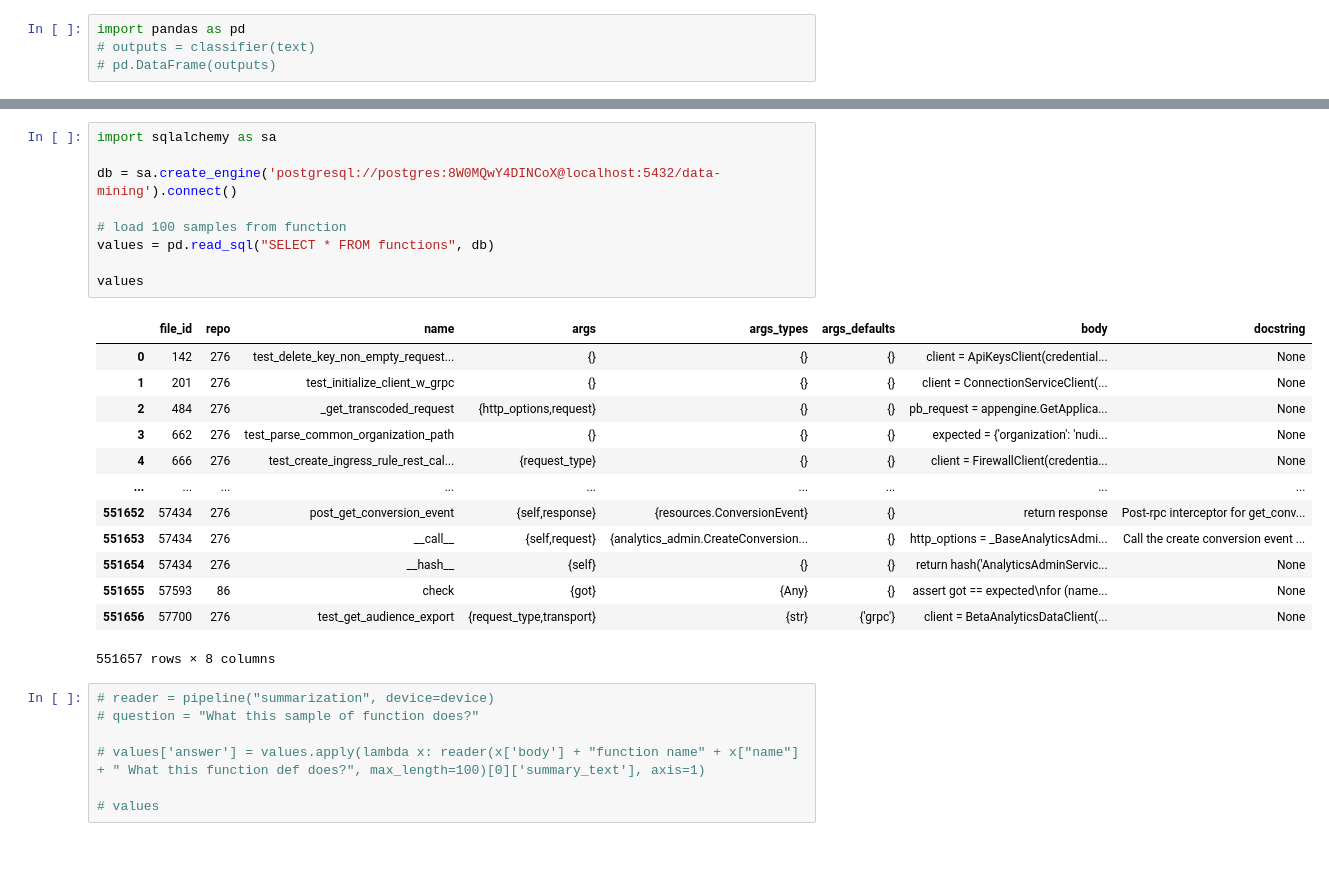
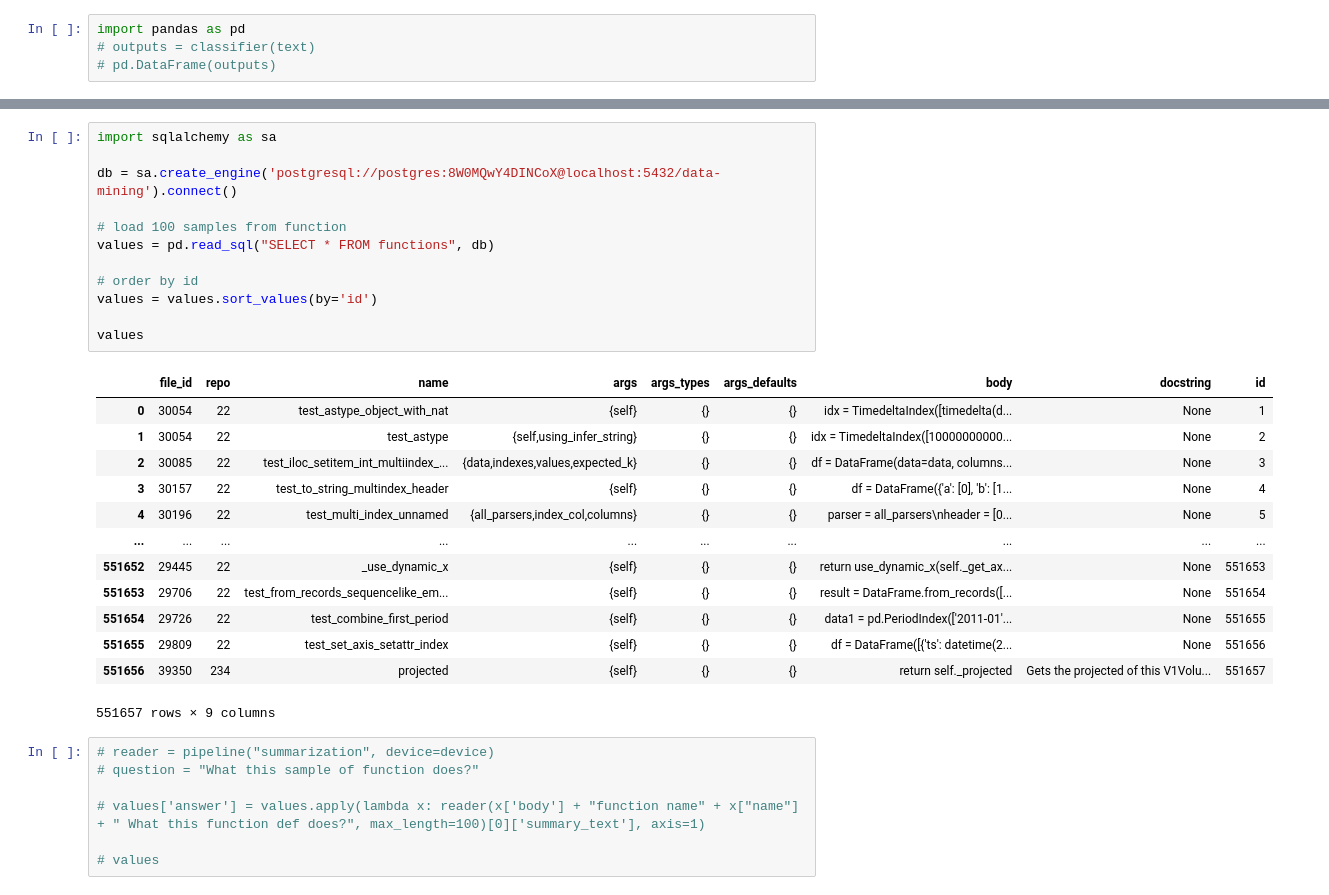
Before and after one commit to Lord225/datamining-on-pypl, a Jupyter notebook: transformers/test-transformers.ipynb, the cells around one changed output, grey strips where cells are left out. Cells and saved outputs as stored; diff of their text form; blank space fills up the shorter version.

```diff
--- a/transformers/test-transformers.ipynb
+++ b/transformers/test-transformers.ipynb
@@ -60,26 +35,29 @@ Using a pipeline without specifying a model name and revision in production is n
 # %%
 import sqlalchemy as sa
 
 db = sa.create_engine('postgresql://postgres:8W0MQwY4DINCoX@localhost:5432/data-mining').connect()
 
 # load 100 samples from function
 values = pd.read_sql("SELECT * FROM functions", db)
 
+# order by id
+values = values.sort_values(by='id')
+
 values
 # %% [output]
-|  | file_id | repo | name | args | args_types | args_defaults | body | docstring |
-| 0 | 142 | 276 | test_delete_key_non_empty_request... | {} | {} | {} | client = ApiKeysClient(credential... | None |
-| 1 | 201 | 276 | test_initialize_client_w_grpc | {} | {} | {} | client = ConnectionServiceClient(... | None |
-| 2 | 484 | 276 | _get_transcoded_request | {http_options,request} | {} | {} | pb_request = appengine.GetApplica... | None |
-| 3 | 662 | 276 | test_parse_common_organization_path | {} | {} | {} | expected = {'organization': 'nudi... | None |
-| 4 | 666 | 276 | test_create_ingress_rule_rest_cal... | {request_type} | {} | {} | client = FirewallClient(credentia... | None |
-| ... | ... | ... | ... | ... | ... | ... | ... | ... |
-| 551652 | 57434 | 276 | post_get_conversion_event | {self,response} | {resources.ConversionEvent} | {} | return response | Post-rpc interceptor for get_conv... |
-| 551653 | 57434 | 276 | __call__ | {self,request} | {analytics_admin.CreateConversion... | {} | http_options = _BaseAnalyticsAdmi... | Call the create conversion event ... |
-| 551654 | 57434 | 276 | __hash__ | {self} | {} | {} | return hash('AnalyticsAdminServic... | None |
-| 551655 | 57593 | 86 | check | {got} | {Any} | {} | assert got == expected\nfor (name... | None |
-| 551656 | 57700 | 276 | test_get_audience_export | {request_type,transport} | {str} | {'grpc'} | client = BetaAnalyticsDataClient(... | None |
+|  | file_id | repo | name | args | args_types | args_defaults | body | docstring | id |
+| 0 | 30054 | 22 | test_astype_object_with_nat | {self} | {} | {} | idx = TimedeltaIndex([timedelta(d... | None | 1 |
+| 1 | 30054 | 22 | test_astype | {self,using_infer_string} | {} | {} | idx = TimedeltaIndex([10000000000... | None | 2 |
+| 2 | 30085 | 22 | test_iloc_setitem_int_multiindex_... | {data,indexes,values,expected_k} | {} | {} | df = DataFrame(data=data, columns... | None | 3 |
+| 3 | 30157 | 22 | test_to_string_multindex_header | {self} | {} | {} | df = DataFrame({'a': [0], 'b': [1... | None | 4 |
+| 4 | 30196 | 22 | test_multi_index_unnamed | {all_parsers,index_col,columns} | {} | {} | parser = all_parsers\nheader = [0... | None | 5 |
+| ... | ... | ... | ... | ... | ... | ... | ... | ... | ... |
+| 551652 | 29445 | 22 | _use_dynamic_x | {self} | {} | {} | return use_dynamic_x(self._get_ax... | None | 551653 |
+| 551653 | 29706 | 22 | test_from_records_sequencelike_em... | {self} | {} | {} | result = DataFrame.from_records([... | None | 551654 |
+| 551654 | 29726 | 22 | test_combine_first_period | {self} | {} | {} | data1 = pd.PeriodIndex(['2011-01'... | None | 551655 |
+| 551655 | 29809 | 22 | test_set_axis_setattr_index | {self} | {} | {} | df = DataFrame([{'ts': datetime(2... | None | 551656 |
+| 551656 | 39350 | 234 | projected | {self} | {} | {} | return self._projected | Gets the projected of this V1Volu... | 551657 |
-551657 rows × 8 columns
+551657 rows × 9 columns
 # %%
 # reader = pipeline("summarization", device=device)
 # question = "What this sample of function does?"
```
Also changed, not shown: parts of 14 cells of this notebook, 6 other files.
